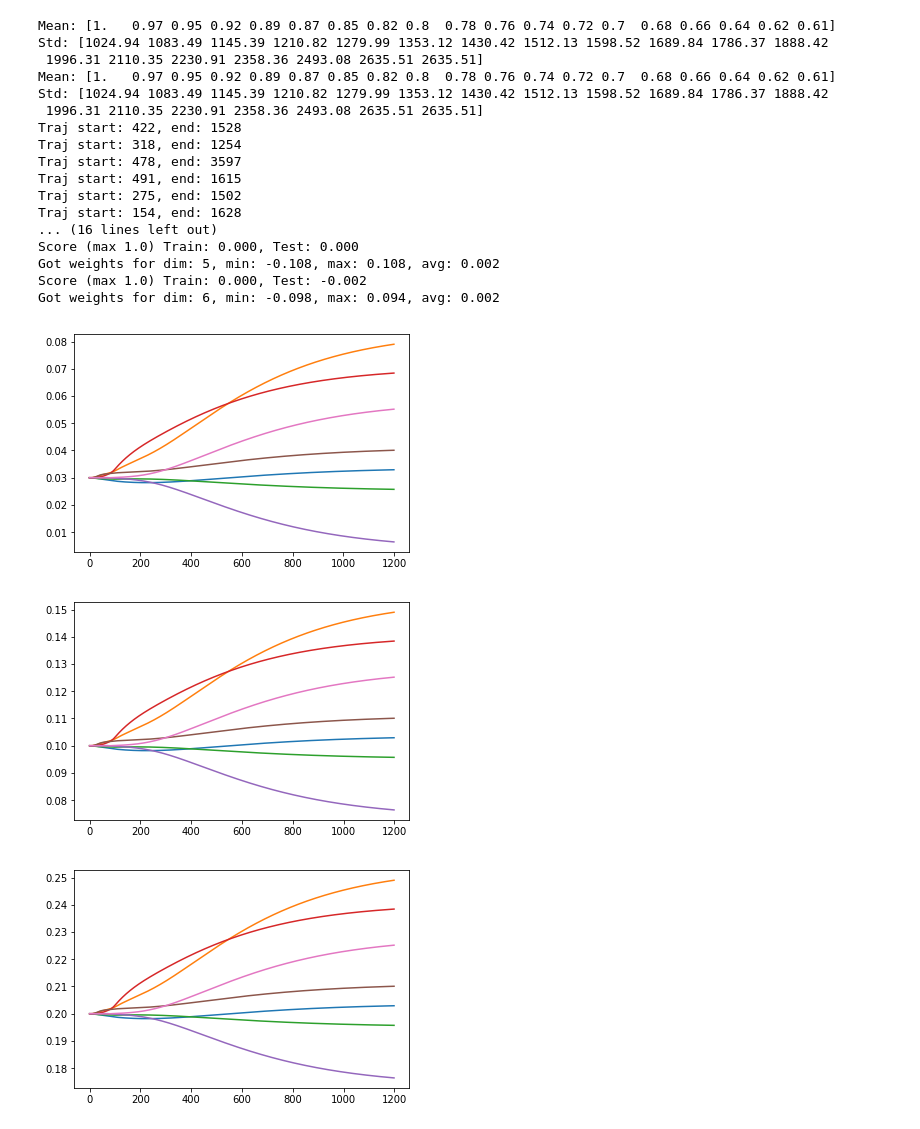
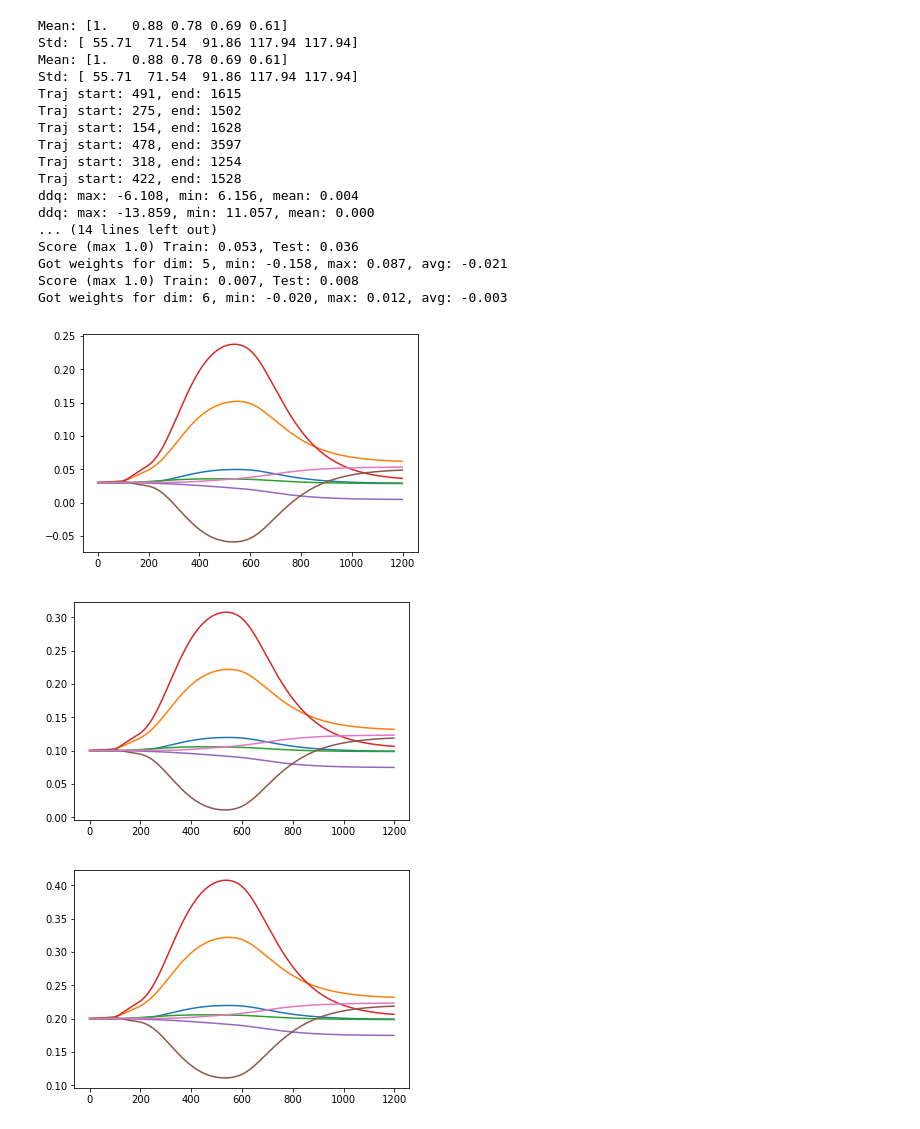
Before and after one commit to iamlab-cmu/robot-interface-public, a Jupyter notebook: notebooks/Visualize_Dmps.ipynb, the cells around one changed output. Drawn from its saved outputs; the diff is of its cells as text; code cells hidden in the pictures.

```diff
--- a/notebooks/Visualize_Dmps.ipynb
+++ b/notebooks/Visualize_Dmps.ipynb
@@ -10,47 +10,48 @@ from imitation_learning.linear_regression import DMPTrajectory, load_data, train
 from utils.trajectory_utils import truncate_expert_data
 # %%
 h5_path = '../data/traj_cut_Dec_8_7_00_PM/h5/expert_traj.h5'
-num_dims, num_basis, num_sensors = 7, 19, 10
+num_dims, num_basis, num_sensors = 7, 5, 2
 dmp_traj = DMPTrajectory(num_dims, num_basis, num_sensors)
+dmp_traj.tau = 0.75
 dmp_traj.alpha = 5.0
 dmp_traj.beta = 5.0/4
 weights = train2(dmp_traj, h5_path)
 
 all_y, all_dy = [], []
 for i, start_val in enumerate([0.03, 0.1, 0.2]):
     y, dy = dmp_traj.run_dmp_with_weights(
         weights,
         start_val * np.ones((dmp_traj.num_dims)),
         0.003,
         traj_time=1200)
     plt.plot(y)
     plt.show()
     all_y.append(y)
     all_dy.append(dy)
 
 all_y, all_dy = np.array(all_y), np.array(all_dy)
 
 x = dmp_traj.get_x_values(0.003 * np.ones((1200,)))
 plt.plot(x)
 plt.show()
 # %% [output]
-Mean: [1.   0.97 0.95 0.92 0.89 0.87 0.85 0.82 0.8  0.78 0.76 0.74 0.72 0.7  0.68 0.66 0.64 0.62 0.61]
-Std: [1024.94 1083.49 1145.39 1210.82 1279.99 1353.12 1430.42 1512.13 1598.52 1689.84 1786.37 1888.42
- 1996.31 2110.35 2230.91 2358.36 2493.08 2635.51 2635.51]
-Mean: [1.   0.97 0.95 0.92 0.89 0.87 0.85 0.82 0.8  0.78 0.76 0.74 0.72 0.7  0.68 0.66 0.64 0.62 0.61]
-Std: [1024.94 1083.49 1145.39 1210.82 1279.99 1353.12 1430.42 1512.13 1598.52 1689.84 1786.37 1888.42
- 1996.31 2110.35 2230.91 2358.36 2493.08 2635.51 2635.51]
-Traj start: 422, end: 1528
-Traj start: 318, end: 1254
-Traj start: 478, end: 3597
+Mean: [1.   0.88 0.78 0.69 0.61]
+Std: [ 55.71  71.54  91.86 117.94 117.94]
+Mean: [1.   0.88 0.78 0.69 0.61]
+Std: [ 55.71  71.54  91.86 117.94 117.94]
 Traj start: 491, end: 1615
 Traj start: 275, end: 1502
 Traj start: 154, end: 1628
-... (16 lines left out)
-Score (max 1.0) Train: 0.000, Test: 0.000
-Got weights for dim: 5, min: -0.108, max: 0.108, avg: 0.002
-Score (max 1.0) Train: 0.000, Test: -0.002
-Got weights for dim: 6, min: -0.098, max: 0.094, avg: 0.002
+Traj start: 478, end: 3597
+Traj start: 318, end: 1254
+Traj start: 422, end: 1528
+ddq: max: -6.108, min: 6.156, mean: 0.004
+ddq: max: -13.859, min: 11.057, mean: 0.000
+... (14 lines left out)
+Score (max 1.0) Train: 0.053, Test: 0.036
+Got weights for dim: 5, min: -0.158, max: 0.087, avg: -0.021
+Score (max 1.0) Train: 0.007, Test: 0.008
+Got weights for dim: 6, min: -0.020, max: 0.012, avg: -0.003
-[figure, old version]
+[figure, new version]
-[figure, old version]
+[figure, new version]
-[figure, old version]
+[figure, new version]
```
Also changed, not shown: parts of 2 cells of this notebook.
